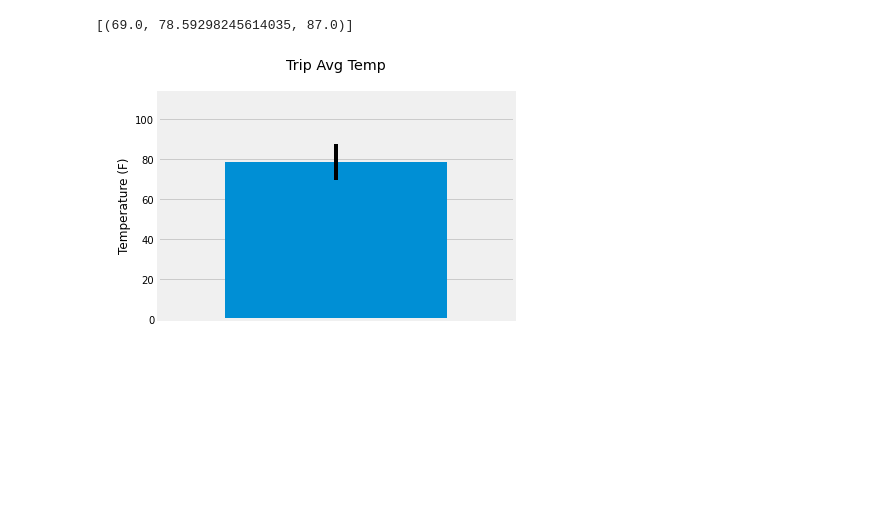
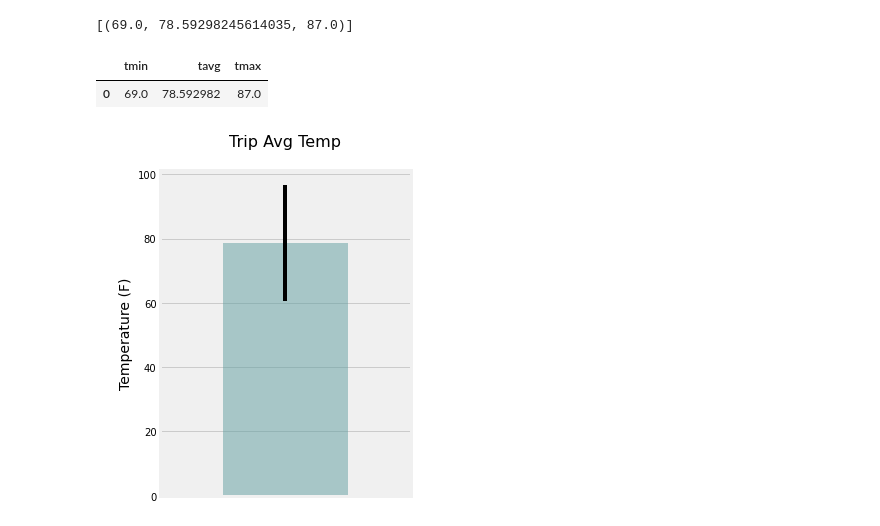
Before and after one commit to Karla-Flores/Sqlalchemy, a Jupyter notebook: climate_starter.ipynb, the cells around one changed output. Drawn from its saved outputs; the diff is of its cells as text; code cells hidden in the pictures; blank space fills up the shorter version.

Commit message:
Plot the results from your previous query as a bar chart

```diff
--- a/climate_starter.ipynb
+++ b/climate_starter.ipynb
@@ -272,16 +272,27 @@ trip = calc_temps(start_date,end_date)
 trip
 # %% [output]
 [(69.0, 78.59298245614035, 87.0)]
+# %%
+# Dataframe with the calculated tmin, tavg, and tmax values
+trip_df = pd.DataFrame(trip, columns=['tmin', 'tavg', 'tmax'])
+trip_df
+# %% [output]
+|  | tmin | tavg | tmax |
+| 0 | 69.0 | 78.592982 | 87.0 |
 # %%
 # Plot the results from your previous query as a bar chart.
 # Use "Trip Avg Temp" as your Title
 # Use the average temperature for the y value
 # Use the peak-to-peak (tmax-tmin) value as the y error bar (yerr)
-
+trip_df.plot.bar(y = 'tavg', yerr = (trip_df['tmax'] - trip_df['tmin']), color = 'cadetblue', alpha=0.5, figsize=(4,6))
+plt.xticks(np.arange(1,1.0))
+plt.title('Trip Avg Temp\n', fontsize = 16)
+plt.ylabel('\nTemperature (F)', fontsize = 14)
+plt.gca().legend_.remove()
 plt.savefig('Images/Trip Avg Temp.png',bbox_inches = 'tight')
 plt.show()
 # %% [output]
-[figure, old version]
+[figure, new version]
 # %%
 # Calculate the total amount of rainfall per weather station for your trip dates using the previous year's matching dates.
 # Sort this in descending order by precipitation amount and list the station, name, latitude, longitude, and elevation
```
Also changed, not shown: 1 other file.
